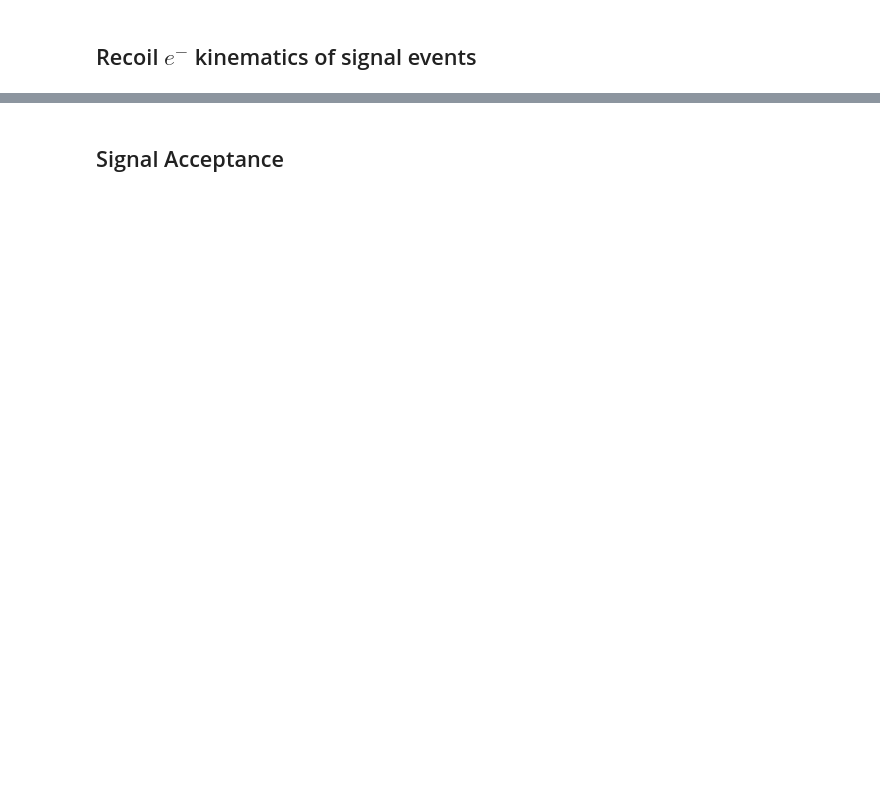
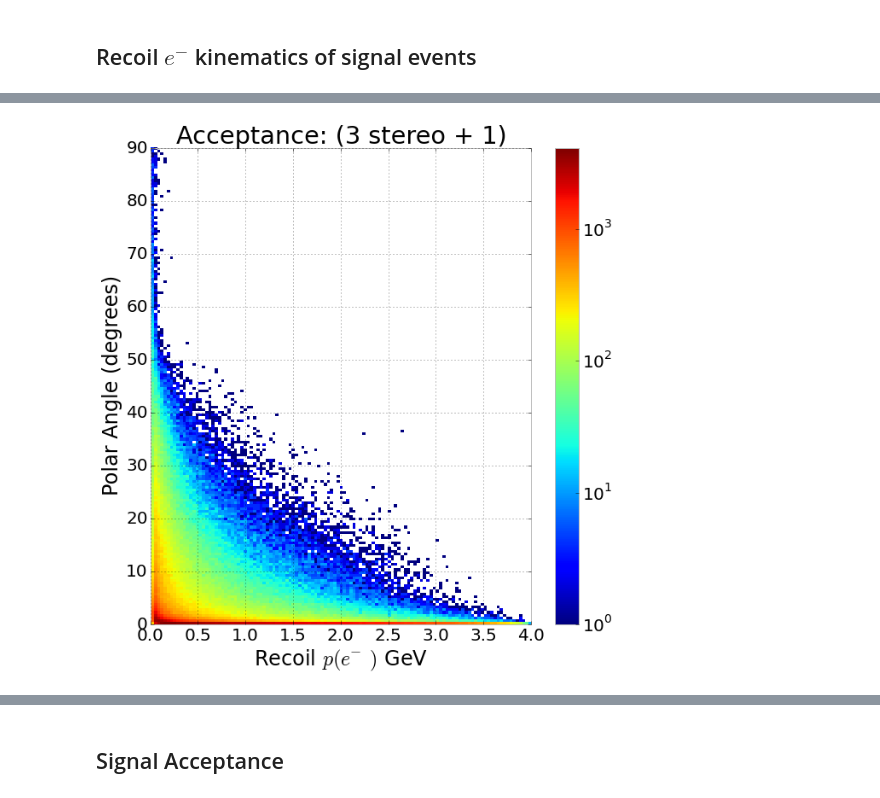
Before and after one commit to omar-moreno/ldmx-analysis, a Jupyter notebook: python/nb/ldmx_recoil_tracker_signal_studies.ipynb, the cells around one changed output, grey strips where cells are left out. Saved outputs shown, nothing was run; the diff lists cells and outputs as text; code cells hidden in the pictures; blank space fills up the shorter version.

```diff
--- a/python/nb/ldmx_recoil_tracker_signal_studies.ipynb
+++ b/python/nb/ldmx_recoil_tracker_signal_studies.ipynb
@@ -81,0 +156,16 @@ ax2.legend(fontsize=15, ncol=2);
+# %%
+fig, ax0 = plt.subplots(nrows=1, ncols=1, figsize=(10, 10))
+
+bins_p  = np.linspace(0, 4, 120)
+bins_theta = np.linspace(0, 90, 180)
+
+acceptance_cut = (recoil_is_findable == 1)
+
+im = ax0.hist2d(recoil_p[acceptance_cut], theta[acceptance_cut],
+           bins=[bins_p, bins_theta], norm=LogNorm())
+ax0.set_title("Acceptance: (3 stereo + 1)")
+fig.colorbar(im[3], ax=ax0)
+ax0.set_xlabel("Recoil $p(e^-)$ GeV")
+ax0.set_ylabel("Polar Angle (degrees)");
+# %% [output]
+[figure, added]
```
Also changed, not shown: parts of 14 cells of this notebook.
